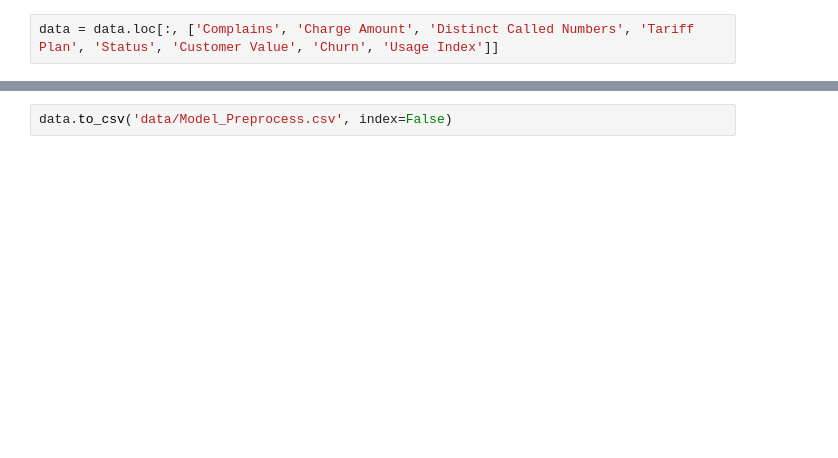
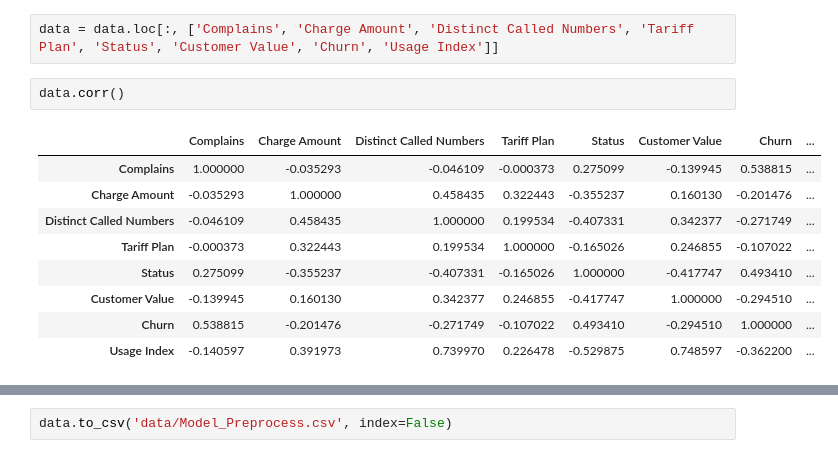
Before and after one commit to SKNETWORKS-FAMILY-AICAMP/SKN02-2nd-4Team, a Jupyter notebook: preprocessing.ipynb, the cells around one changed output, grey strips where cells are left out. Cells and saved outputs as stored; diff of their text form; blank space fills up the shorter version.

```diff
--- a/preprocessing.ipynb
+++ b/preprocessing.ipynb
@@ -153,2 +178,14 @@ sns.heatmap(data.corr(), vmax=1.0, vmin=-1.0)
 # %%
 data = data.loc[:, ['Complains', 'Charge Amount', 'Distinct Called Numbers', 'Tariff Plan', 'Status', 'Customer Value', 'Churn', 'Usage Index']]
+# %%
+data.corr()
+# %% [output]
+|  | Complains | Charge Amount | Distinct Called Numbers | Tariff Plan | Status | Customer Value | Churn | ... |
+| Complains | 1.000000 | -0.035293 | -0.046109 | -0.000373 | 0.275099 | -0.139945 | 0.538815 | ... |
+| Charge Amount | -0.035293 | 1.000000 | 0.458435 | 0.322443 | -0.355237 | 0.160130 | -0.201476 | ... |
+| Distinct Called Numbers | -0.046109 | 0.458435 | 1.000000 | 0.199534 | -0.407331 | 0.342377 | -0.271749 | ... |
+| Tariff Plan | -0.000373 | 0.322443 | 0.199534 | 1.000000 | -0.165026 | 0.246855 | -0.107022 | ... |
+| Status | 0.275099 | -0.355237 | -0.407331 | -0.165026 | 1.000000 | -0.417747 | 0.493410 | ... |
+| Customer Value | -0.139945 | 0.160130 | 0.342377 | 0.246855 | -0.417747 | 1.000000 | -0.294510 | ... |
+| Churn | 0.538815 | -0.201476 | -0.271749 | -0.107022 | 0.493410 | -0.294510 | 1.000000 | ... |
+| Usage Index | -0.140597 | 0.391973 | 0.739970 | 0.226478 | -0.529875 | 0.748597 | -0.362200 | ... |
```
Also changed, not shown: parts of 6 cells of this notebook.
